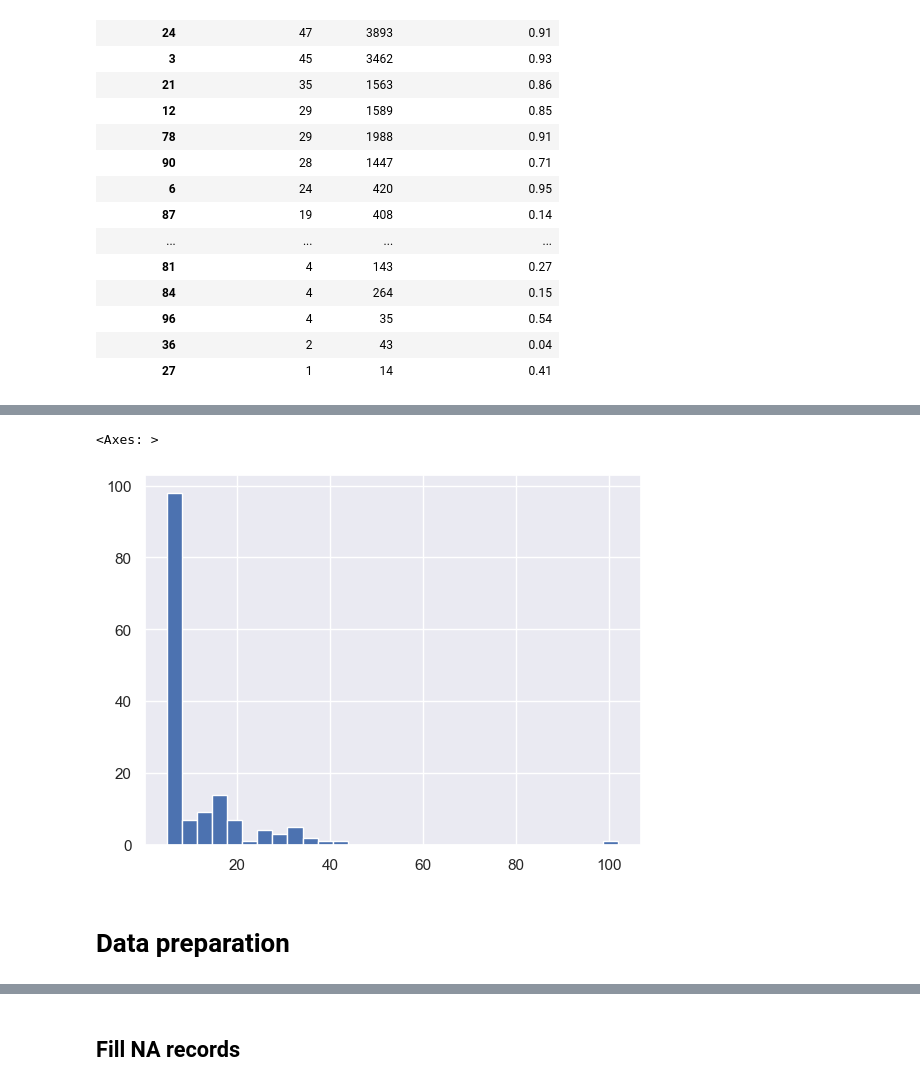
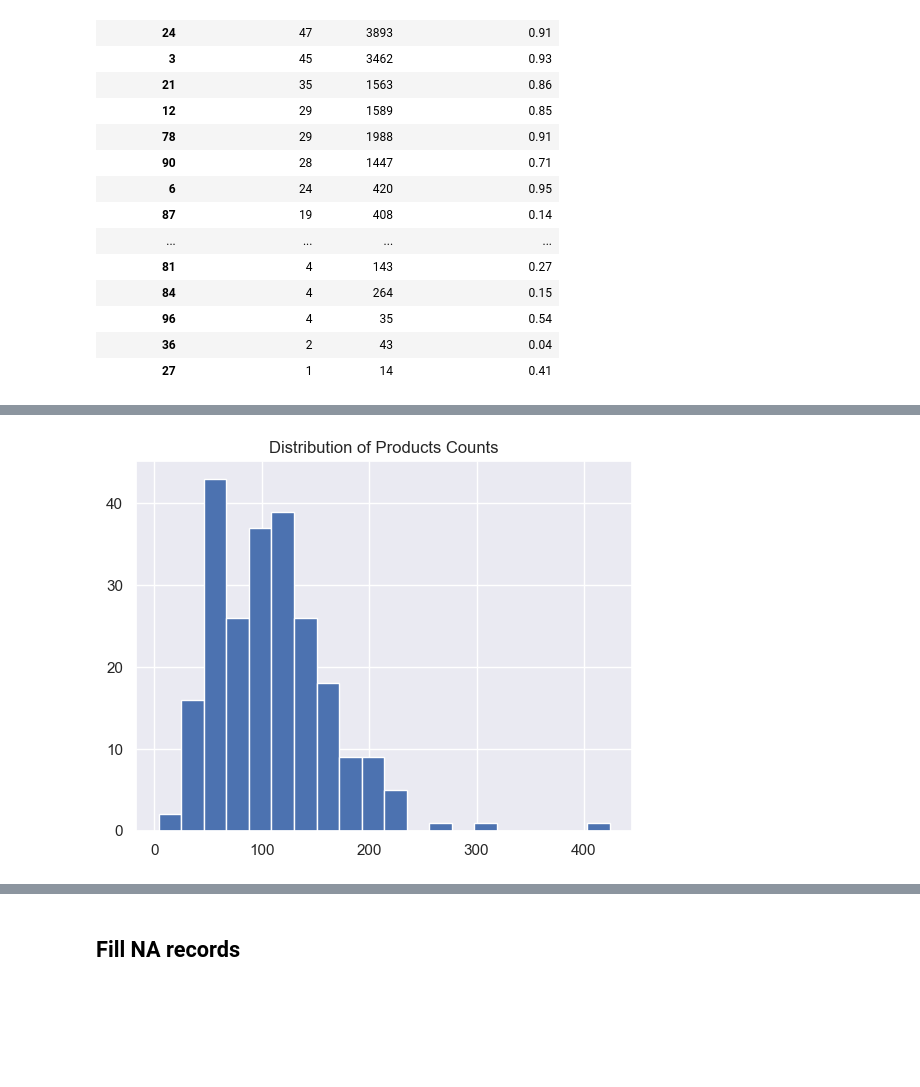
Before and after one commit to giarets/hp_use_case, a Jupyter notebook: 1_data_exploration.ipynb, the cells around one changed output, grey strips where cells are left out. Cells and saved outputs as stored; diff of their text form; code cells hidden in the pictures; blank space fills up the shorter version.

```diff
--- a/1_data_exploration.ipynb
+++ b/1_data_exploration.ipynb
@@ -337,7 +318,6 @@ critical_gaps = temp[temp['week_gap'] > 4]
-# %%
-critical_gaps['week_gap'].hist(bins=30)
-# %% [output]
-<Axes: >
-[figure, removed]
-# %% [markdown]
-# Data preparation
+# %%
+df_kaggle['product_number'].value_counts().hist(bins=20)
+plt.title("Distribution of Products Counts")
+plt.show()
+# %% [output]
+[figure, added]
```
Also changed, not shown: parts of 17 cells of this notebook, 10 other files.
